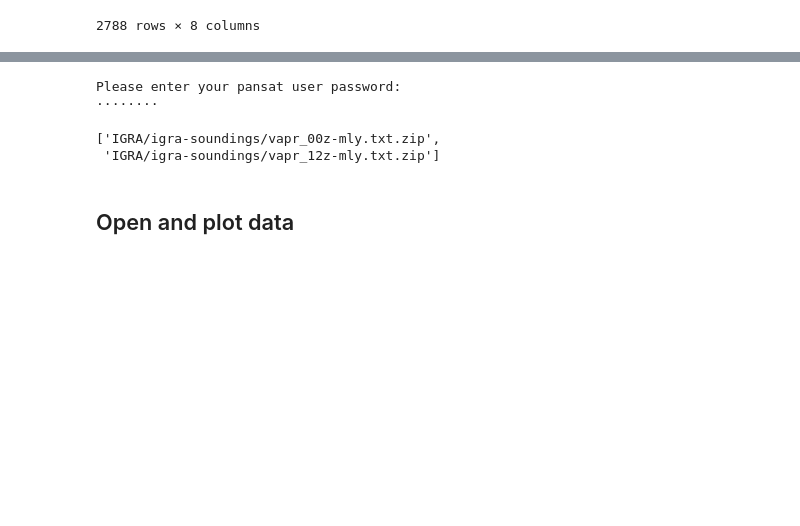
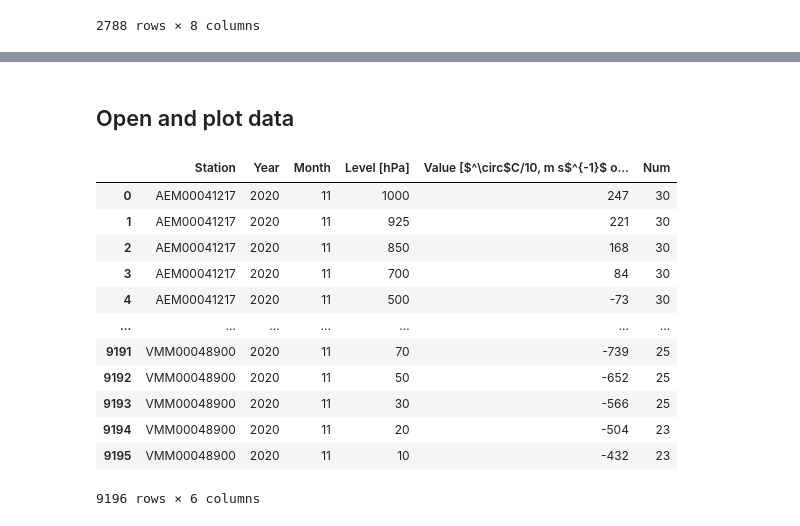
Before and after one commit to SEE-GEO/pansat, a Jupyter notebook: notebooks/products/igra.ipynb, the cells around one changed output, grey strips where cells are left out. Drawn from its saved outputs; the diff is of its cells as text; code cells hidden in the pictures; blank space fills up the shorter version.

```diff
--- a/notebooks/products/igra.ipynb
+++ b/notebooks/products/igra.ipynb
@@ -45,13 +50,27 @@ file = radiosounding.download()
 # %%
-radiosounding = igra.IGRASoundings(variable = 'vapr')
+radiosounding = igra.IGRASoundings(variable = 'temp')
-# %% [output]
-Please enter your pansat user password:
-········
 # %%
 # download only recent month
-radiosounding.download()
+files = radiosounding.download('recent')
-# %% [output]
-['IGRA/igra-soundings/vapr_00z-mly.txt.zip',
- 'IGRA/igra-soundings/vapr_12z-mly.txt.zip']
 # %% [markdown]
 ## Open and plot data
+# %%
+# get data as pandas dataframe
+data00= radiosounding.open(files[0])
+data12= radiosounding.open(files[1])
+
+data00
+# %% [output]
+|  | Station | Year | Month | Level [hPa] | Value [$^\circ$C/10, m s$^{-1}$ o... | Num |
+| 0 | AEM00041217 | 2020 | 11 | 1000 | 247 | 30 |
+| 1 | AEM00041217 | 2020 | 11 | 925 | 221 | 30 |
+| 2 | AEM00041217 | 2020 | 11 | 850 | 168 | 30 |
+| 3 | AEM00041217 | 2020 | 11 | 700 | 84 | 30 |
+| 4 | AEM00041217 | 2020 | 11 | 500 | -73 | 30 |
+| ... | ... | ... | ... | ... | ... | ... |
+| 9191 | VMM00048900 | 2020 | 11 | 70 | -739 | 25 |
+| 9192 | VMM00048900 | 2020 | 11 | 50 | -652 | 25 |
+| 9193 | VMM00048900 | 2020 | 11 | 30 | -566 | 25 |
+| 9194 | VMM00048900 | 2020 | 11 | 20 | -504 | 23 |
+| 9195 | VMM00048900 | 2020 | 11 | 10 | -432 | 23 |
+9196 rows × 6 columns
```
Also changed, not shown: parts of 6 cells of this notebook, 1 other file.
